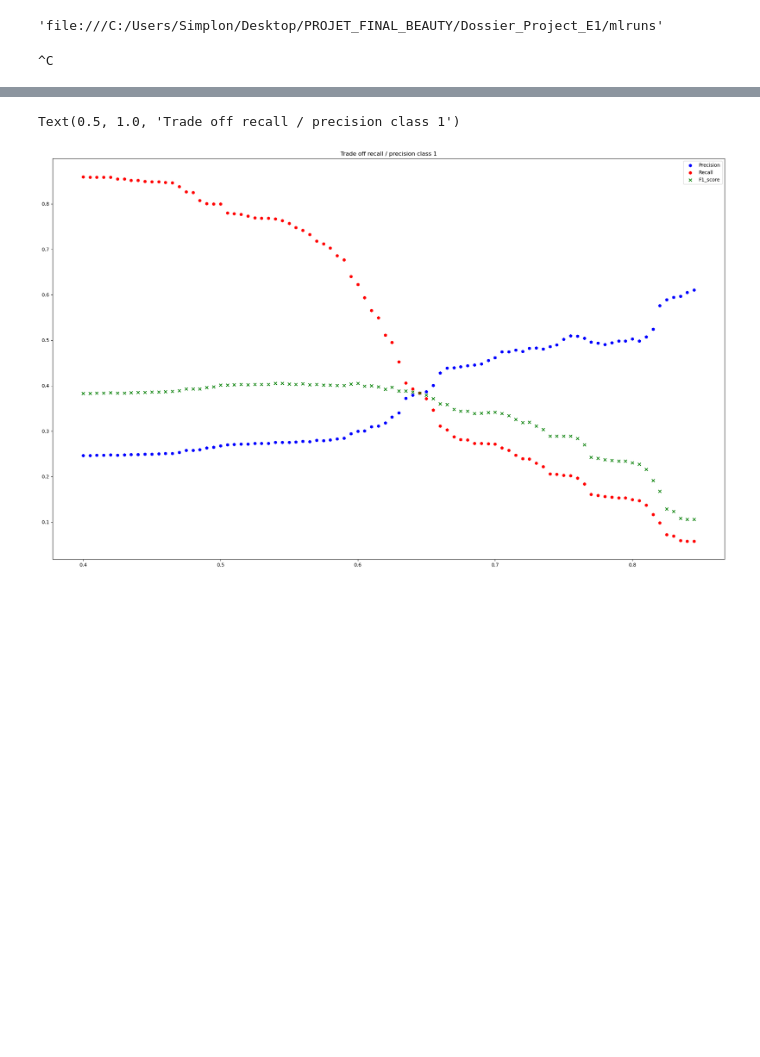
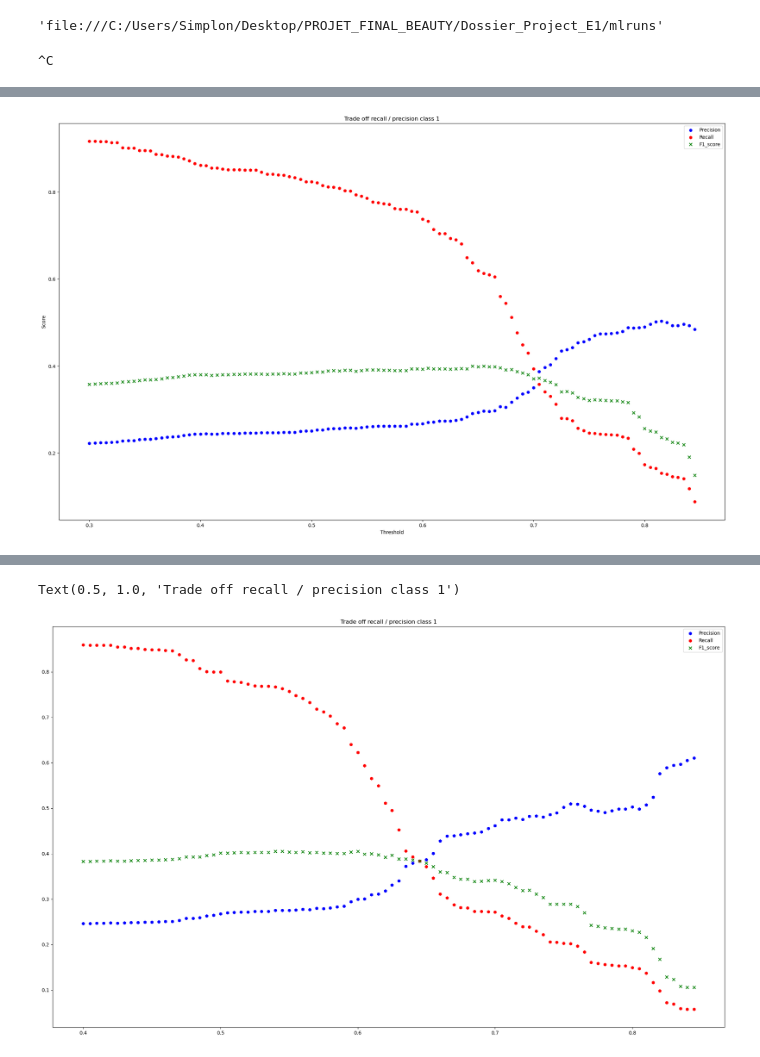
Before and after one commit to Melodyellinn/Projet_Beauty, a Jupyter notebook: E1_notebook_EDA_best.ipynb, the cells around one changed output, grey strips where cells are left out. Drawn from its saved outputs; the diff is of its cells as text; code cells hidden in the pictures; blank space fills up the shorter version.

```diff
--- a/E1_notebook_EDA_best.ipynb
+++ b/E1_notebook_EDA_best.ipynb
@@ -1443,4 +1263,0 @@ Parameters: { "randdom_state" } are not used.
-# %%
-evalset = [(df_resample_X, df_resample_y),(X_test,y_test)]
-xgb.fit(df_resample_X, df_resample_y, eval_set=evalset)
-result= xgb.predict(X_test)
@@ -1506,2 +1263,0 @@ plt.show()
-# %%
-X_test = X_test.drop(['proba_1'], axis=1)
@@ -1546,28 +1276,70 @@ def test_precision(y_true,y_predict,description, viz = True):
   return precision, recall
 # %%
 # #Just one time
-# X_test_df = X_test.copy()
-# X_test_df["proba_1"] = xgb.predict_proba(X_test)[:,1]
-# X_test_df["true"] = y_test
+X_test_df = X_test.copy()
+X_test_df["proba_1"] = xgb.predict_proba(X_test)[:,1]
+X_test_df["true"] = y_test
 
-thresholding_list = np.arange(0.40,0.85,0.005)
+thresholding_list = np.arange(0.30,0.85,0.005)
 threshold_df = []
 
 pre_1 = []
 recall_1 = []
 F1_score = []
 
+try:
+
+    existing_exp = mlflow.get_experiment_by_name('Threshold_moving')
+    id_exp_threshold = existing_exp.experiment_id
+except:
+    id_exp_threshold = mlflow.create_experiment('Threshold_moving')
+
 for i in thresholding_list :
-    threshold_df.append(i)
-    predicted_value= X_test_df["proba_1"].apply(lambda x : 1 if x >= i else 0)
-    actual_value = X_test_df["true"]
-    precision,recall = test_precision(actual_value,predicted_value,"Threshold = "+str(i),False)
-    F1_ = f1_score(actual_value,predicted_value)
-    pre_1.append(precision)
-    recall_1.append(recall)
-    F1_score.append(F1_)
-    dico_df = {"Threshold":threshold_df,
-          "Recall":recall_1,
-          "Precision":pre_1,
-          "F1_score": F1_score}
-    RF_preci_recall= pd.DataFrame(dico_df)
+
+    with mlflow.start_run(experiment_id=id_exp_threshold,run_name=f"Thresholding_testing_XGBOOST_{str(round(i,3))}"):
+        threshold_df.append(i)
+        predicted_value= X_test_df["proba_1"].apply(lambda x : 1 if x >= i else 0)
+        actual_value = X_test_df["true"]
+        precision,recall = test_precision(actual_value,predicted_value,"Threshold = "+str(i),False)
+        F1_ = f1_score(actual_value,predicted_value)
+        acc = accuracy_score(actual_value,predicted_value)
+        mlflow.log_metric("Accuracy", acc)
+        mlflow.log_metric("Precision", precision)
+        mlflow.log_metric("Recall", recall)
+        mlflow.log_metric("F1 score", F1_)
+        mlflow.log_metric('Threshold',round(i,3))
+        pre_1.append(precision)
+        recall_1.append(recall)
+        F1_score.append(F1_)
+        dico_df = {"Threshold":threshold_df,
+              "Recall":recall_1,
+              "Precision":pre_1,
+              "F1_score": F1_score}
+        RF_preci_recall= pd.DataFrame(dico_df)
+        mlflow.end_run()
+
+with mlflow.start_run(experiment_id=id_exp_threshold,run_name="General_experiment_review_Threshold_moving"):
+    plt.figure(figsize = (25,15))
+    plt.scatter(RF_preci_recall.Threshold, RF_preci_recall['Precision'], marker='h', color='blue', label='Precision')
+    plt.scatter(RF_preci_recall.Threshold, RF_preci_recall['Recall'], marker='h', color='red', label='Recall')
+    plt.scatter(RF_preci_recall.Threshold, RF_preci_recall['F1_score'], marker='x', color='green', label='F1_score')
+    plt.legend()
+    plt.xlabel('Threshold')
+    plt.ylabel('Score')
+    plt.title("Trade off recall / precision class 1")
+    plt.savefig("Threshold_moving.png")
+    mlflow.log_artifact("Threshold_moving.png")
+    plt.show()
+    Best_F1 = RF_preci_recall['F1_score'].max()
+    Best_Recall = RF_preci_recall['Recall'].max()
+    Best_Precision = RF_preci_recall['Precision'].max()
+    mlflow.log_metric("Best Precision", Best_Precision)
+    mlflow.log_metric("Best Recall", Best_Recall)
+    mlflow.log_metric("Best F1 score", Best_F1)
+
+    RF_preci_recall.to_csv("Precision_recall_trade_off.csv",header=True)
+    mlflow.log_artifact('Precision_recall_trade_off.csv')
+
+    mlflow.end_run()
+# %% [output]
+[figure, added]
```
Also changed, not shown: parts of 43 cells of this notebook, 8 other files.
